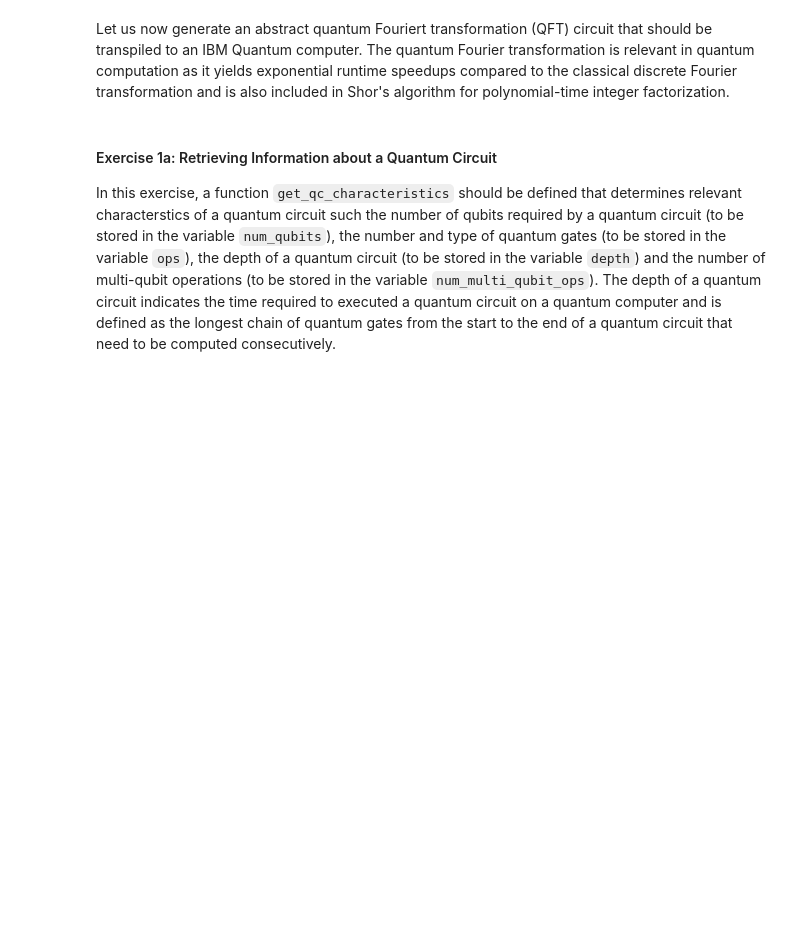
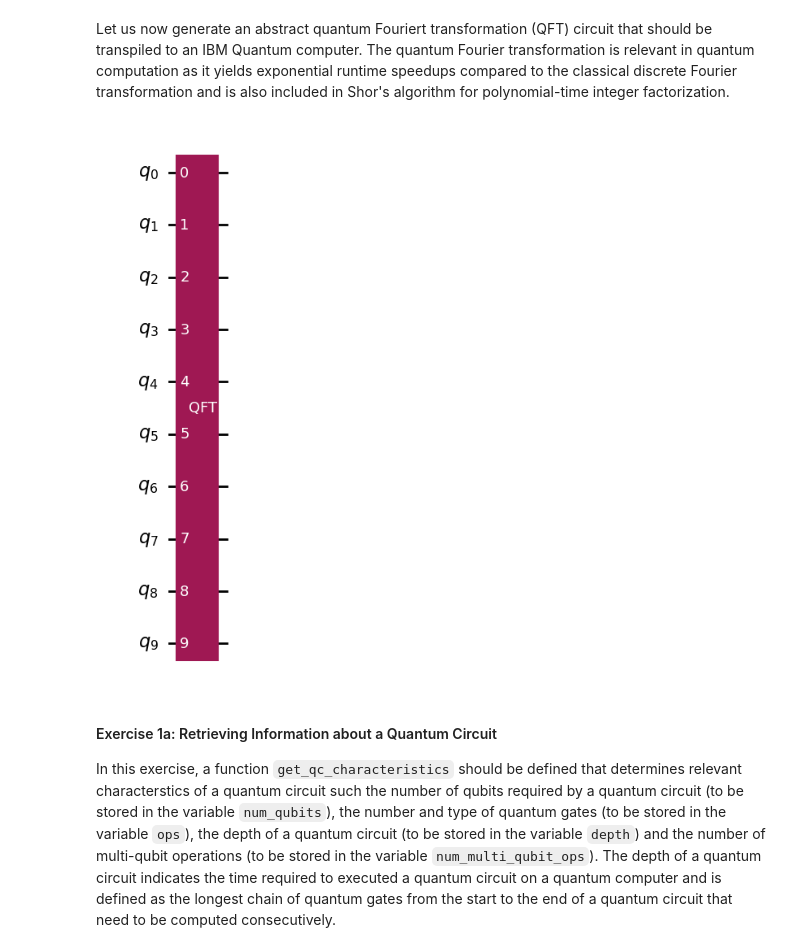
Before and after one commit to qiskit-community/qgss-2024, a Jupyter notebook: labs/lab1/lab1.ipynb, the cells around one changed output. Drawn from its saved outputs; the diff is of its cells as text; code cells hidden in the pictures; blank space fills up the shorter version.

```diff
--- a/labs/lab1/lab1.ipynb
+++ b/labs/lab1/lab1.ipynb
@@ -87,8 +107,10 @@ The quantum Fourier transformation is relevant in quantum computation as it yiel
 # %%
 # get an abstract quantum circuit from Qiskit's library of circuits
 num_qubits = 10
 qc = QFT(num_qubits, do_swaps=False)
-qc.draw()
+qc.draw("mpl")
+# %% [output]
+[figure, added]
 # %% [markdown]
 #### Exercise 1a: Retrieving Information about a Quantum Circuit
 In this exercise, a function `get_qc_characteristics` should be defined that determines relevant characterstics of a quantum circuit such the number of qubits required by a quantum circuit (to be stored in the variable `num_qubits`), the number and type of quantum gates (to be stored in the variable `ops`), the depth of a quantum circuit (to be stored in the variable `depth`) and the number of multi-qubit operations (to be stored in the variable `num_multi_qubit_ops`).
```
Also changed, not shown: parts of 29 cells of this notebook, 1 other file.
